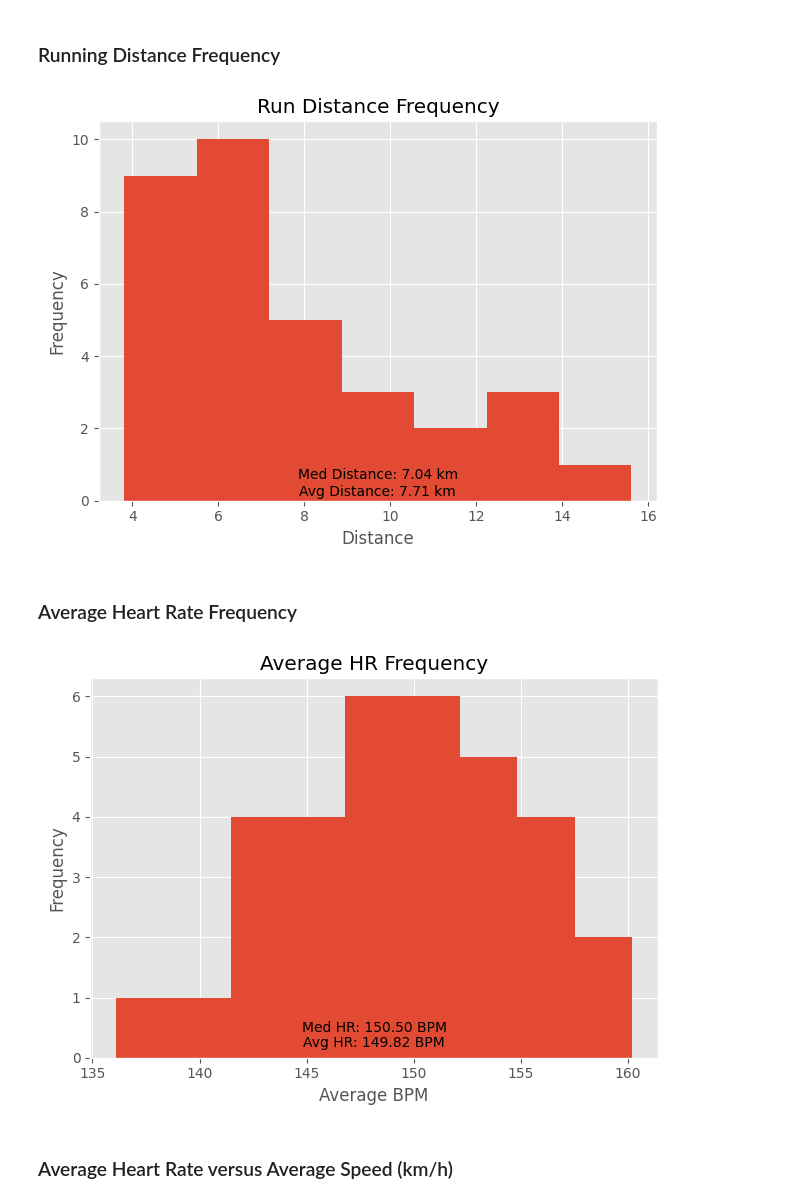
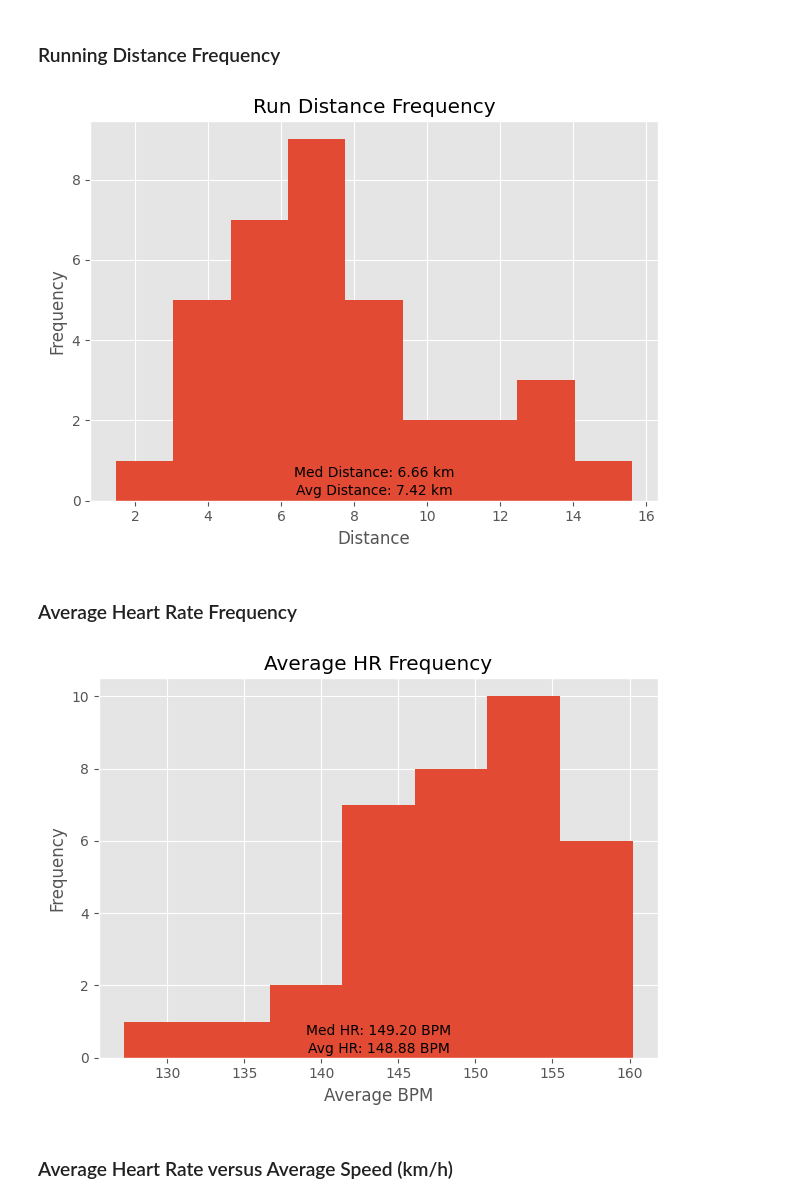
Before and after one commit to palmerac/Elevate, a Jupyter notebook: runStats.ipynb, the cells around one changed output. Drawn from its saved outputs; the diff is of its cells as text; code cells hidden in the pictures.

```diff
--- a/runStats.ipynb
+++ b/runStats.ipynb
@@ -61,7 +61,7 @@ def rnd(val, deci):
 # %% [markdown]
 Only counting activities post Europe, export HeartWatch Workouts from Jul 17 - Today and add the csv to the wd
 # %%
-df = pd.read_csv('HeartWatch-Workouts-20230717-to-20230915.csv')
+df = pd.read_csv('HeartWatch-Workouts-20230717-to-20230922.csv')
 # %%
 df = df.drop(['Date', 'from', 'to', 'rpe', 'Load', 'bpm-lo', 'bpm-90%+-%', '90%+-mins',
               'bpm-80-90%-%', '80-90%-mins','bpm-70-80%-%', '70-80%-mins','bpm-60-70%-%',
@@ -168,33 +161,33 @@ plt.tight_layout()
 plt.savefig('Graphs/Distance Frequency.png', dpi=300)
 plt.show()
 # %% [output]
-[figure, old version]
+[figure, new version]
 # %% [markdown]
 ### Average Heart Rate Frequency
 # %%
-hrf_bins = int((dfRun['bpm-Avg.'].max() - dfRun['bpm-Avg.'].min())/2.5)
+# hrf_bins = int((dfRun['bpm-Avg.'].max() - dfRun['bpm-Avg.'].min())/2.5)
 
-plt.hist(dfRun['bpm-Avg.'], bins=hrf_bins)
+plt.hist(dfRun['bpm-Avg.'], bins="auto")
 
 # Average HR Text
 avg_hr = avg(dfRun, 'bpm-Avg.',2)
 med_hr = med(dfRun, 'bpm-Avg.',2)
 mid_hr = midp(dfRun, 'bpm-Avg.')
 
 plt.text(mid_hr, .25, f'Avg HR: {avg_hr:.2f} BPM',
          ha='center', va='center', fontsize=10, color='black', transform=plt.gca().transData)
-plt.text(mid_hr, .5, f'Med HR: {med_hr:.2f} BPM',
+plt.text(mid_hr, .75, f'Med HR: {med_hr:.2f} BPM',
          ha='center', va='center', fontsize=10, color='black', transform=plt.gca().transData)
 
 plt.title('Average HR Frequency')
 plt.xlabel('Average BPM')
 plt.ylabel('Frequency')
 # plt.xticks(rotation=45)
 plt.tight_layout()
 plt.savefig('Graphs/HR Frequency.png', dpi=300)
 plt.show()
 # %% [output]
-[figure, old version]
+[figure, new version]
 # %% [markdown]
 ### Average Heart Rate versus Average Speed (km/h)
 # %%
```
Also changed, not shown: parts of 11 cells of this notebook, 12 other files.
